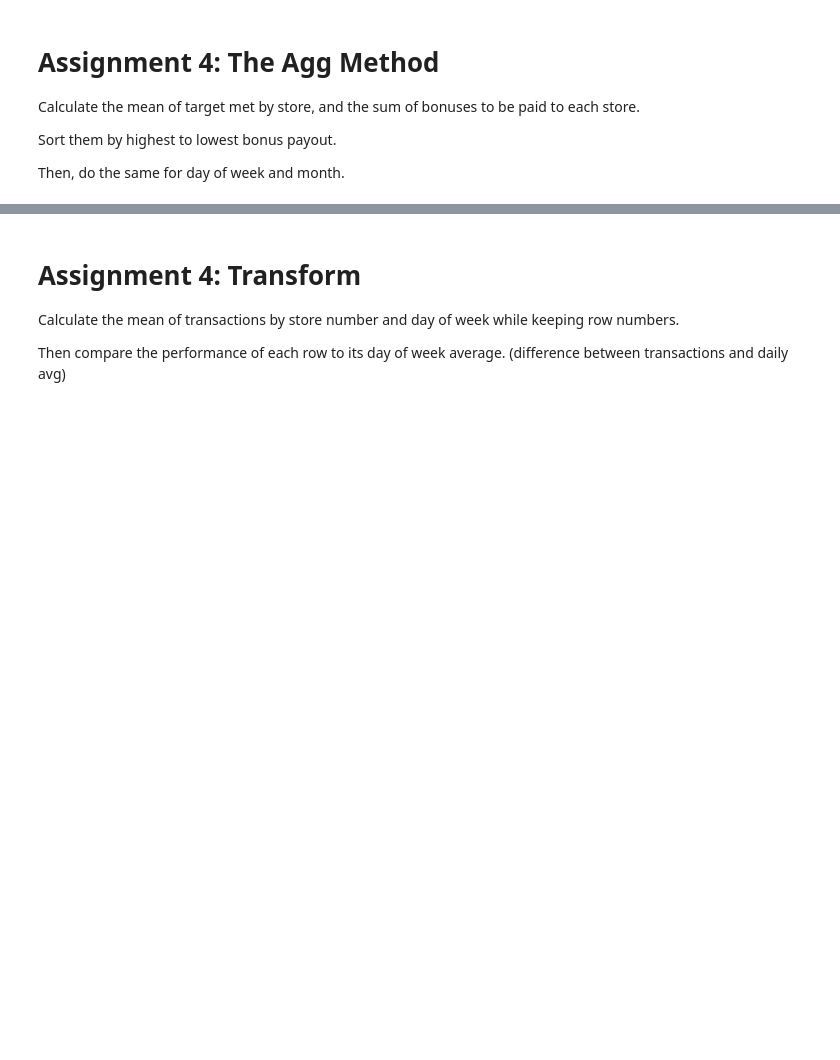
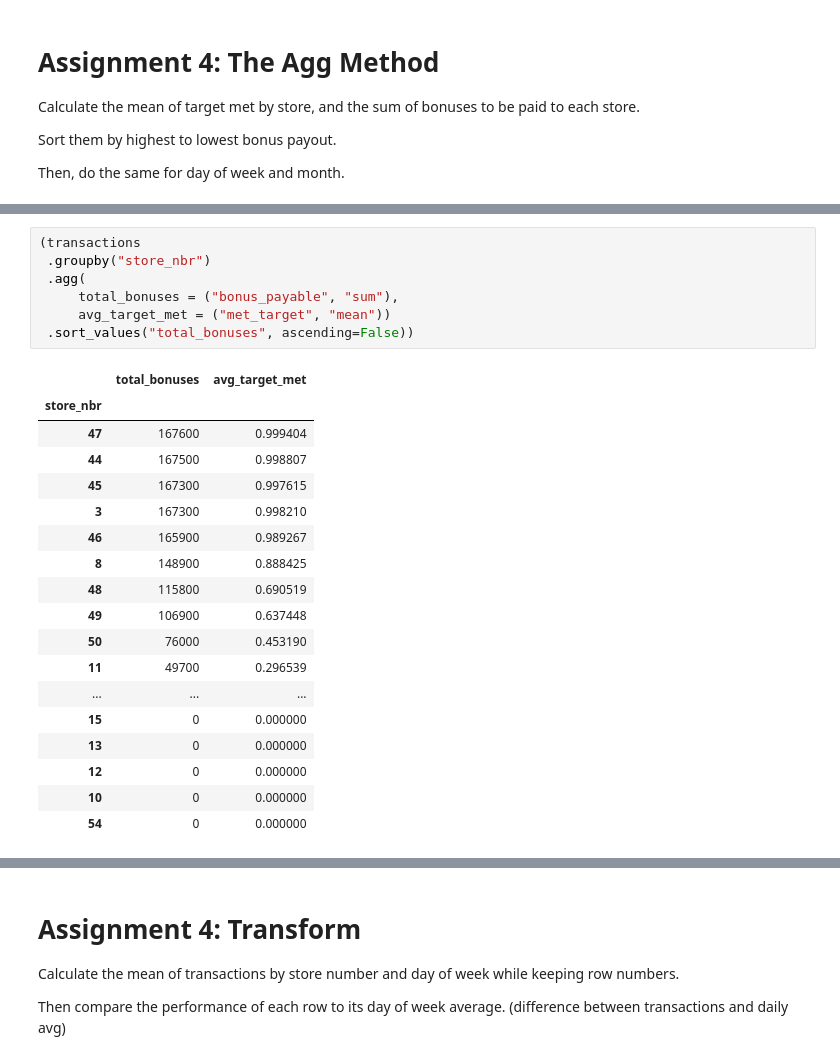
Before and after one commit to atsianis/DataframeAggregations, a Jupyter notebook: section04_aggregations.ipynb, the cells around one changed output, grey strips where cells are left out. Drawn from its saved outputs; the diff is of its cells as text; blank space fills up the shorter version.

```diff
--- a/section04_aggregations.ipynb
+++ b/section04_aggregations.ipynb
@@ -185,0 +193,26 @@ transactions.head()
+# %%
+(transactions
+ .groupby("store_nbr")
+ .agg(
+     total_bonuses = ("bonus_payable", "sum"),
+     avg_target_met = ("met_target", "mean"))
+ .sort_values("total_bonuses", ascending=False))
+# %% [output]
+|  | total_bonuses | avg_target_met |
+| store_nbr |  |  |
+| 47 | 167600 | 0.999404 |
+| 44 | 167500 | 0.998807 |
+| 45 | 167300 | 0.997615 |
+| 3 | 167300 | 0.998210 |
+| 46 | 165900 | 0.989267 |
+| 8 | 148900 | 0.888425 |
+| 48 | 115800 | 0.690519 |
+| 49 | 106900 | 0.637448 |
+| 50 | 76000 | 0.453190 |
+| 11 | 49700 | 0.296539 |
+| ... | ... | ... |
+| 15 | 0 | 0.000000 |
+| 13 | 0 | 0.000000 |
+| 12 | 0 | 0.000000 |
+| 10 | 0 | 0.000000 |
+| 54 | 0 | 0.000000 |
```
Also changed, not shown: parts of 3 cells of this notebook.
